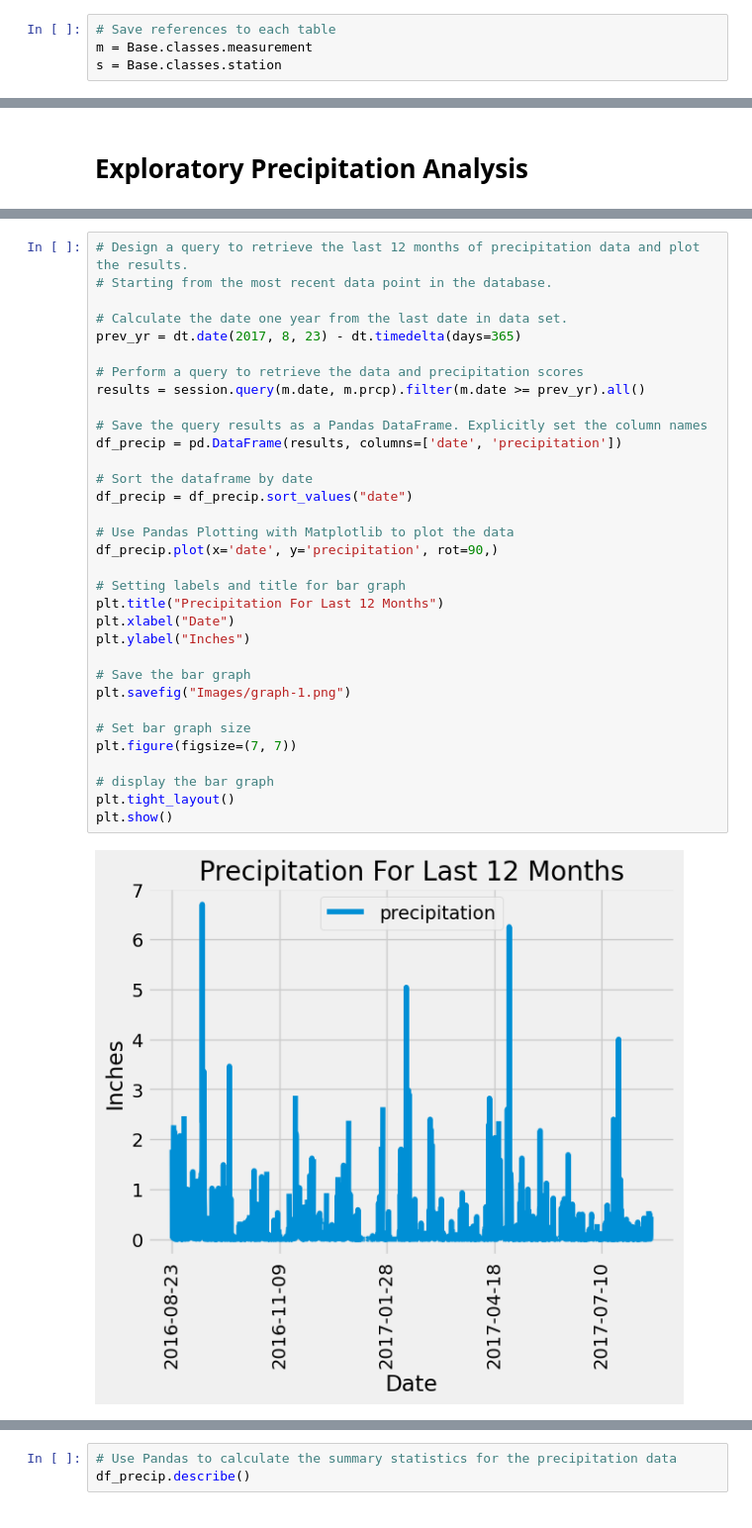
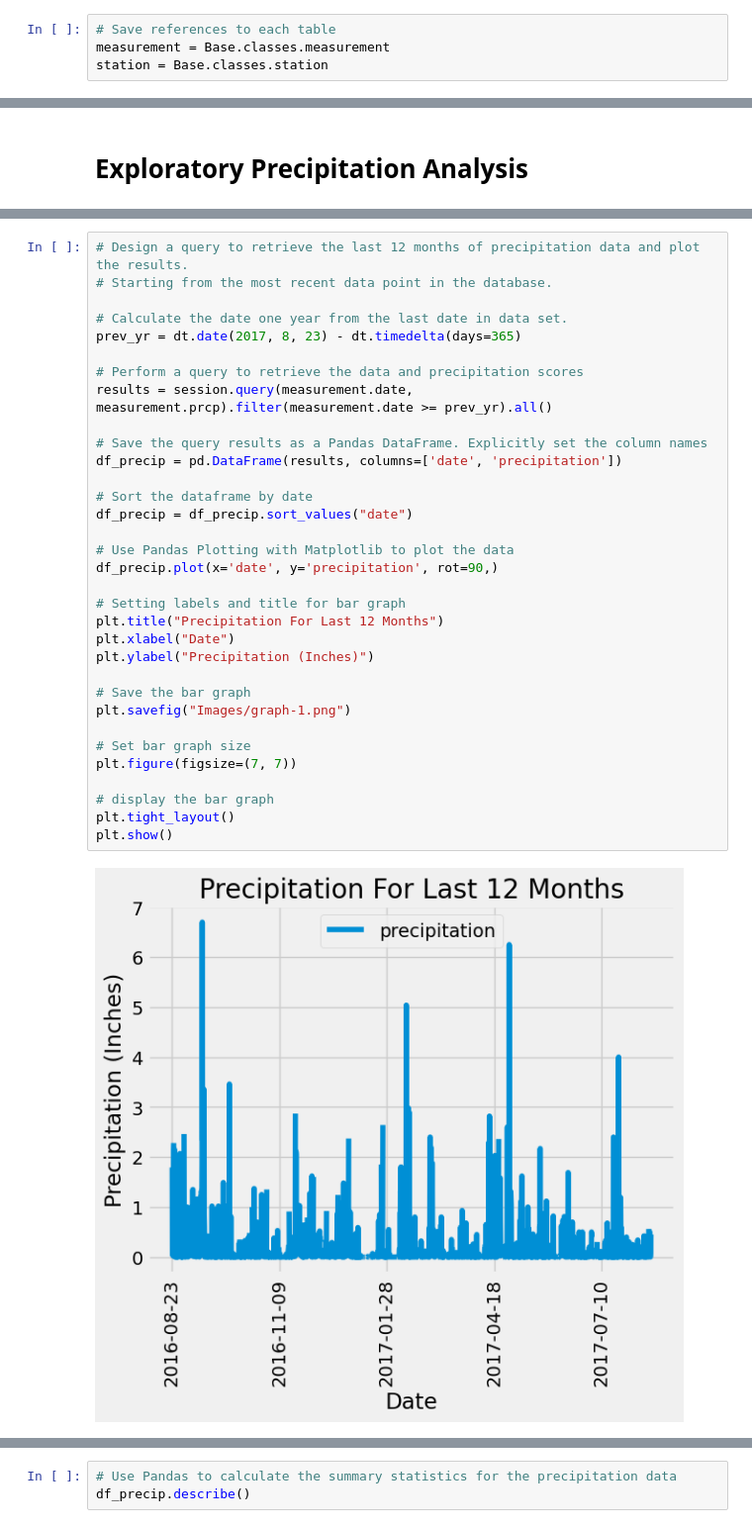
Before and after one commit to CJO100293/sqlalchemy-challenge, a Jupyter notebook: SurfsUp/hawaii_climate_analysis.ipynb, the cells around one changed output, grey strips where cells are left out. Shown at 99% size. Saved outputs shown, nothing was run; the diff lists cells and outputs as text.

```diff
--- a/SurfsUp/hawaii_climate_analysis.ipynb
+++ b/SurfsUp/hawaii_climate_analysis.ipynb
@@ -33,8 +30,8 @@ Base.classes.keys()
 ['measurement', 'station']
 # %%
 # Save references to each table
-m = Base.classes.measurement
-s = Base.classes.station
+measurement = Base.classes.measurement
+station = Base.classes.station
 # %%
 # Create our session (link) from Python to the DB
 session = Session(engine)
@@ -51,36 +48,36 @@ mst_rec_date
 # Starting from the most recent data point in the database.
 
 # Calculate the date one year from the last date in data set.
 prev_yr = dt.date(2017, 8, 23) - dt.timedelta(days=365)
 
 # Perform a query to retrieve the data and precipitation scores
-results = session.query(m.date, m.prcp).filter(m.date >= prev_yr).all()
+results = session.query(measurement.date, measurement.prcp).filter(measurement.date >= prev_yr).all()
 
 # Save the query results as a Pandas DataFrame. Explicitly set the column names
 df_precip = pd.DataFrame(results, columns=['date', 'precipitation'])
 
 # Sort the dataframe by date
 df_precip = df_precip.sort_values("date")
 
 # Use Pandas Plotting with Matplotlib to plot the data
 df_precip.plot(x='date', y='precipitation', rot=90,)
 
 # Setting labels and title for bar graph
 plt.title("Precipitation For Last 12 Months")
 plt.xlabel("Date")
-plt.ylabel("Inches")
+plt.ylabel("Precipitation (Inches)")
 
 # Save the bar graph
 plt.savefig("Images/graph-1.png")
 
 # Set bar graph size
 plt.figure(figsize=(7, 7))
 
 # display the bar graph
 plt.tight_layout()
 plt.show()
 # %% [output]
-[figure, old version]
+[figure, new version]
 <Figure size 700x700 with 0 Axes>
 # %%
 # Use Pandas to calculate the summary statistics for the precipitation data
```
Also changed, not shown: parts of 7 cells of this notebook.
